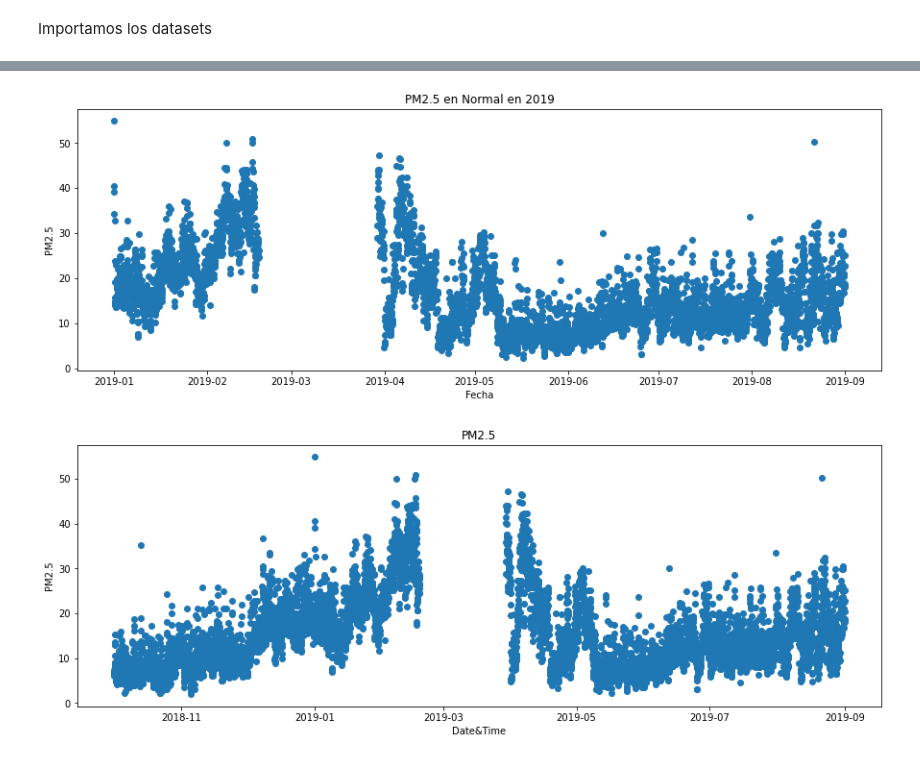
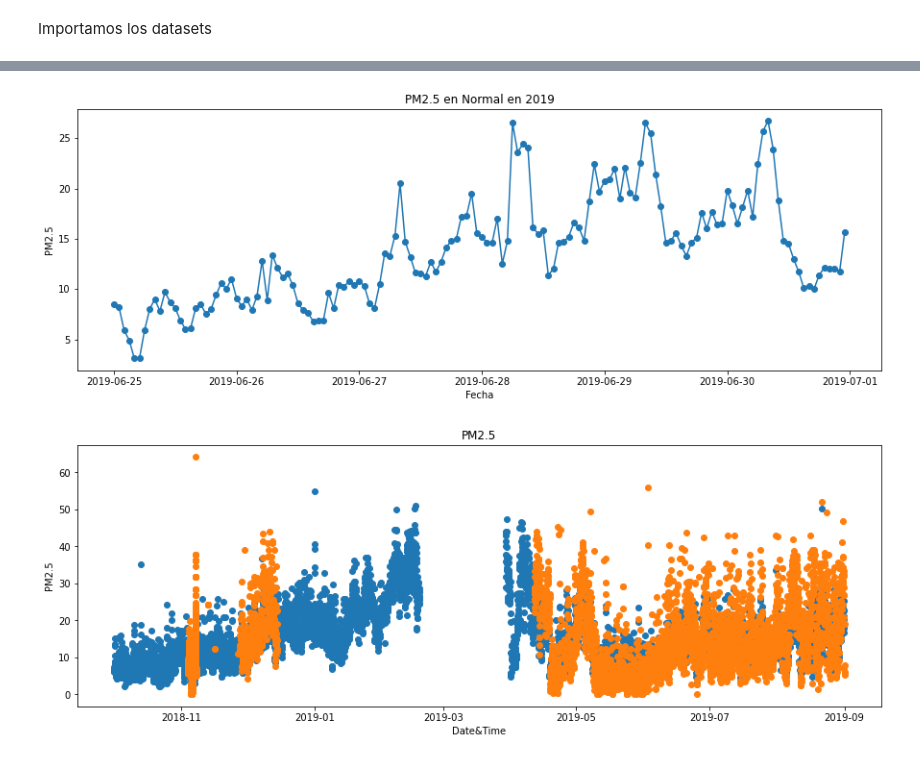
Before and after one commit to Vendetta0462/TareasCursos, a Jupyter notebook: Codigos/Calibracion_Inteligente/Calibracion_Inteligente.ipynb, the cells around one changed output, grey strips where cells are left out. Cells and saved outputs as stored; diff of their text form; code cells hidden in the pictures.

Commit message:
Pequeños cambios en el código
También se borran los archivos de las estaciones que no contienen datos

```diff
--- a/Codigos/Calibracion_Inteligente/Calibracion_Inteligente.ipynb
+++ b/Codigos/Calibracion_Inteligente/Calibracion_Inteligente.ipynb
@@ -35,17 +63,19 @@ Fecha minima:  2018-10-01 00:00:00
 # %%
-#Plotting data from 2019
-normal_2019 = normal[normal["Date"].dt.year == 2019]
-# normal_2019 = normal_2019[normal_2019["Date"].dt.month == 1]
+#Plotting data from december 2018
+# normal_2018 = normal[normal["Date"].dt.year == 2018]
+normal_2018 = normal[normal["Date"].dt.month == 6]
+normal_2018 = normal_2018[normal_2018["Date"].dt.day >= 25]
 
 #Graficamos normal_2019
 plt.figure(figsize=(15, 5))
-plt.scatter(normal_2019["Date"], normal_2019["PM25"])
+plt.scatter(normal_2018["Date"], normal_2018["PM25"])
+plt.plot(normal_2018["Date"], normal_2018["PM25"])
 plt.title("PM2.5 en Normal en 2019")
 plt.xlabel("Fecha")
 plt.ylabel("PM2.5")
 plt.show()
 # %% [output]
-[figure, old version]
+[figure, new version]
 # %%
 #Cambiamos los tipos de datos a datetime y float
 # normal.Date = pd.to_datetime(normal["Date&Time"])
@@ -56,9 +86,10 @@ plt.show()
 #Graficamos los datos de PM2.5
 plt.figure(figsize=(15,5))
 plt.scatter(normal["Date"], normal["PM25"])
+plt.scatter(estaciones.Date, estaciones.PM25)
 plt.title("PM2.5")
 plt.xlabel("Date&Time")
 plt.ylabel("PM2.5")
 plt.show()
 # %% [output]
-[figure, old version]
+[figure, new version]
```
Also changed, not shown: parts of 4 cells of this notebook, 5 other files.
